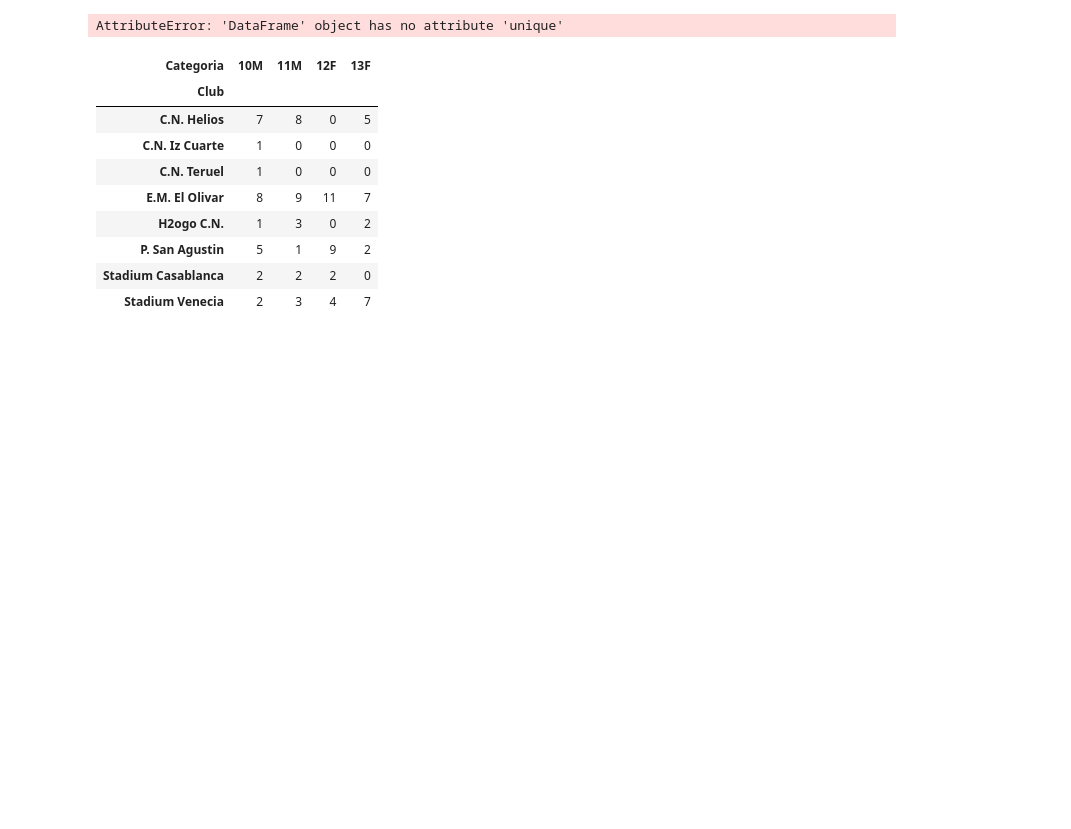
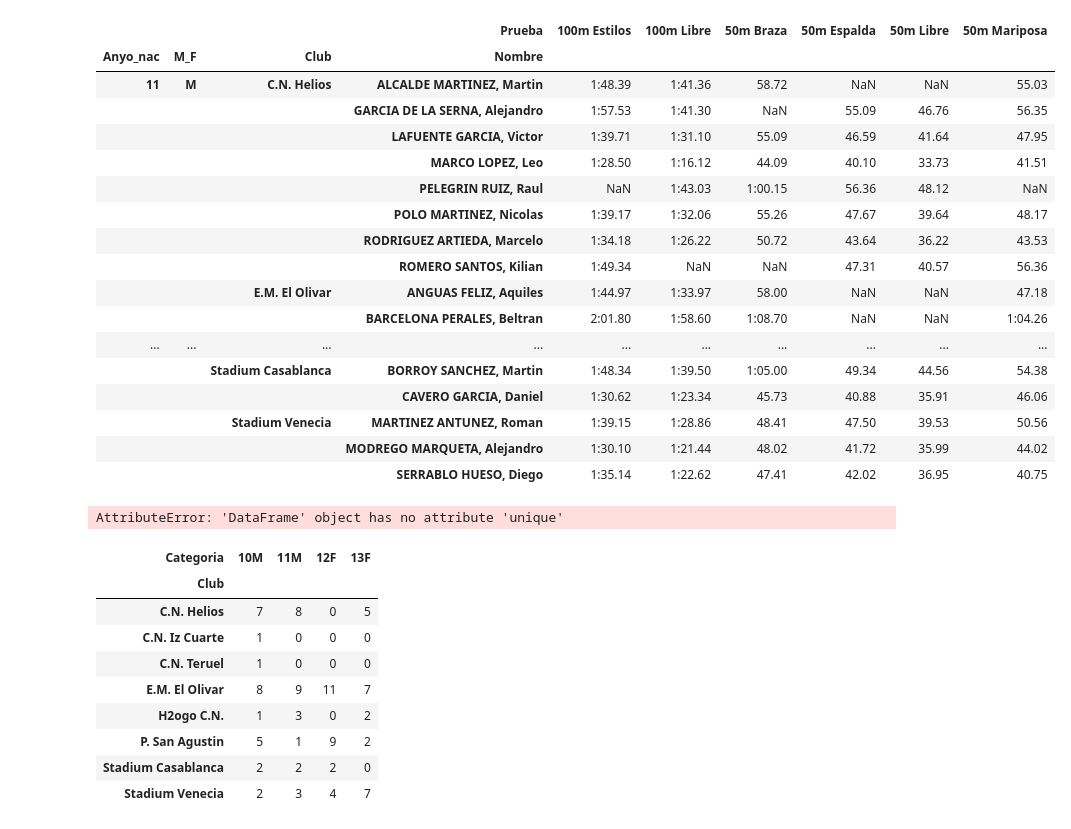
Before and after one commit to crdguez/dashboard_natacion, a Jupyter notebook: importar_datos/Explotar resultados.ipynb, the cells around one changed output. Drawn from its saved outputs; the diff is of its cells as text; code cells hidden in the pictures; blank space fills up the shorter version.

```diff
--- a/importar_datos/Explotar resultados.ipynb
+++ b/importar_datos/Explotar resultados.ipynb
@@ -34,3 +34,27 @@ df1
+# %%
+anyo=11
+genero='M'
+df2 = df[(df.Anyo_nac==anyo) & (df.M_F==genero)][['Anyo_nac','M_F','Club','Nombre','Prueba','Tiempo']].groupby(['Anyo_nac','M_F','Club','Nombre','Prueba']).Tiempo.min().unstack('Prueba')
+df2
+# %% [output]
+|  |  |  | Prueba | 100m Estilos | 100m Libre | 50m Braza | 50m Espalda | 50m Libre | 50m Mariposa |
+| Anyo_nac | M_F | Club | Nombre |  |  |  |  |  |  |
+| 11 | M | C.N. Helios | ALCALDE MARTINEZ, Martin | 1:48.39 | 1:41.36 | 58.72 | NaN | NaN | 55.03 |
+|  |  |  | GARCIA DE LA SERNA, Alejandro | 1:57.53 | 1:41.30 | NaN | 55.09 | 46.76 | 56.35 |
+|  |  |  | LAFUENTE GARCIA, Victor | 1:39.71 | 1:31.10 | 55.09 | 46.59 | 41.64 | 47.95 |
+|  |  |  | MARCO LOPEZ, Leo | 1:28.50 | 1:16.12 | 44.09 | 40.10 | 33.73 | 41.51 |
+|  |  |  | PELEGRIN RUIZ, Raul | NaN | 1:43.03 | 1:00.15 | 56.36 | 48.12 | NaN |
+|  |  |  | POLO MARTINEZ, Nicolas | 1:39.17 | 1:32.06 | 55.26 | 47.67 | 39.64 | 48.17 |
+|  |  |  | RODRIGUEZ ARTIEDA, Marcelo | 1:34.18 | 1:26.22 | 50.72 | 43.64 | 36.22 | 43.53 |
+|  |  |  | ROMERO SANTOS, Kilian | 1:49.34 | NaN | NaN | 47.31 | 40.57 | 56.36 |
+|  |  | E.M. El Olivar | ANGUAS FELIZ, Aquiles | 1:44.97 | 1:33.97 | 58.00 | NaN | NaN | 47.18 |
+|  |  |  | BARCELONA PERALES, Beltran | 2:01.80 | 1:58.60 | 1:08.70 | NaN | NaN | 1:04.26 |
+| ... | ... | ... | ... | ... | ... | ... | ... | ... | ... |
+|  |  | Stadium Casablanca | BORROY SANCHEZ, Martin | 1:48.34 | 1:39.50 | 1:05.00 | 49.34 | 44.56 | 54.38 |
+|  |  |  | CAVERO GARCIA, Daniel | 1:30.62 | 1:23.34 | 45.73 | 40.88 | 35.91 | 46.06 |
+|  |  | Stadium Venecia | MARTINEZ ANTUNEZ, Roman | 1:39.15 | 1:28.86 | 48.41 | 47.50 | 39.53 | 50.56 |
+|  |  |  | MODREGO MARQUETA, Alejandro | 1:30.10 | 1:21.44 | 48.02 | 41.72 | 35.99 | 44.02 |
+|  |  |  | SERRABLO HUESO, Diego | 1:35.14 | 1:22.62 | 47.41 | 42.02 | 36.95 | 40.75 |
 # %%
 # df[['Anyo_nac','M_F','Nombre','Club','Prueba','Tiempo']].groupby('Prueba').Tiempo.min()
 df2=df[['Anyo_nac','M_F','Club','Nombre','Prueba','Tiempo']].groupby(['Anyo_nac','M_F','Club','Nombre','Prueba']).Tiempo.min().unstack('Prueba').fillna('')
```
Also changed, not shown: parts of 1 cell of this notebook, 2 other files.
